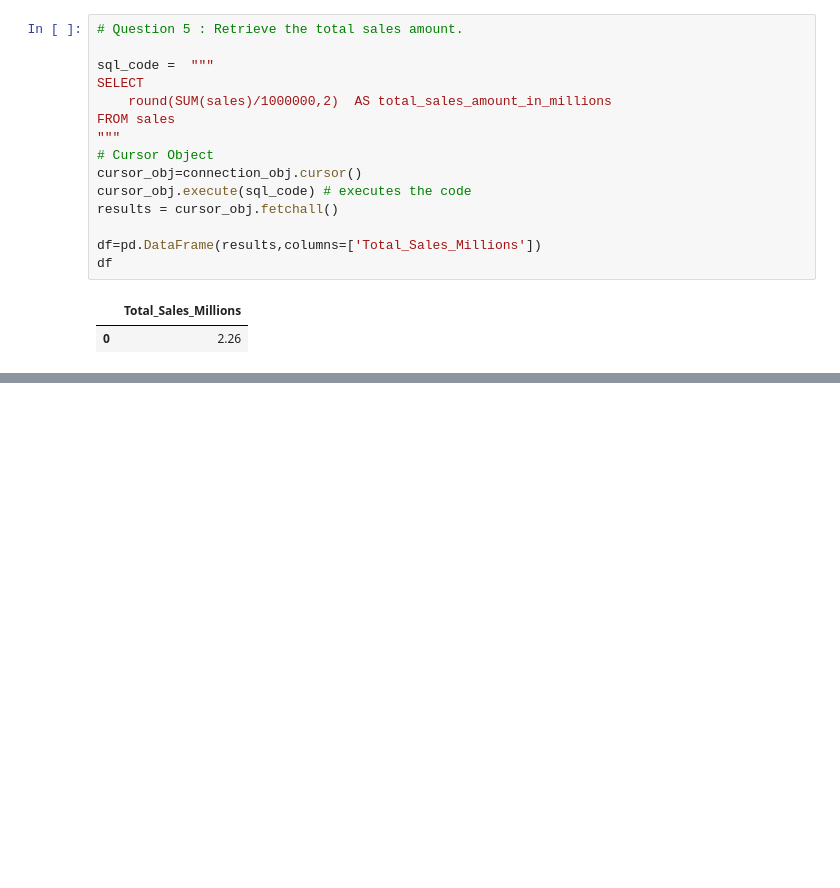
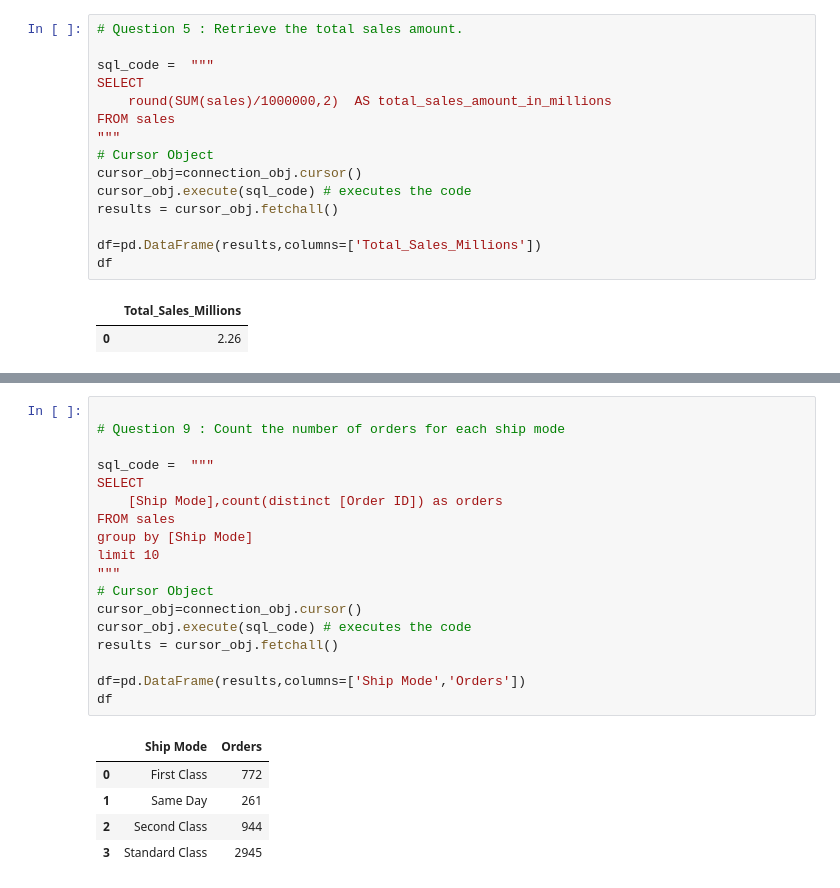
Before and after one commit to RisheedharVarma/SQL-Assignments, a Jupyter notebook: Assignment_1_sales.ipynb, the cells around one changed output, grey strips where cells are left out. Drawn from its saved outputs; the diff is of its cells as text; blank space fills up the shorter version.

```diff
--- a/Assignment_1_sales.ipynb
+++ b/Assignment_1_sales.ipynb
@@ -238,0 +323,24 @@ df
+# %%
+
+# Question 9 : Count the number of orders for each ship mode
+
+sql_code =  """
+SELECT
+    [Ship Mode],count(distinct [Order ID]) as orders
+FROM sales
+group by [Ship Mode]
+limit 10
+"""
+# Cursor Object
+cursor_obj=connection_obj.cursor()
+cursor_obj.execute(sql_code) # executes the code
+results = cursor_obj.fetchall()
+
+df=pd.DataFrame(results,columns=['Ship Mode','Orders'])
+df
+# %% [output]
+|  | Ship Mode | Orders |
+| 0 | First Class | 772 |
+| 1 | Same Day | 261 |
+| 2 | Second Class | 944 |
+| 3 | Standard Class | 2945 |
```
Also changed, not shown: parts of 6 cells of this notebook.
